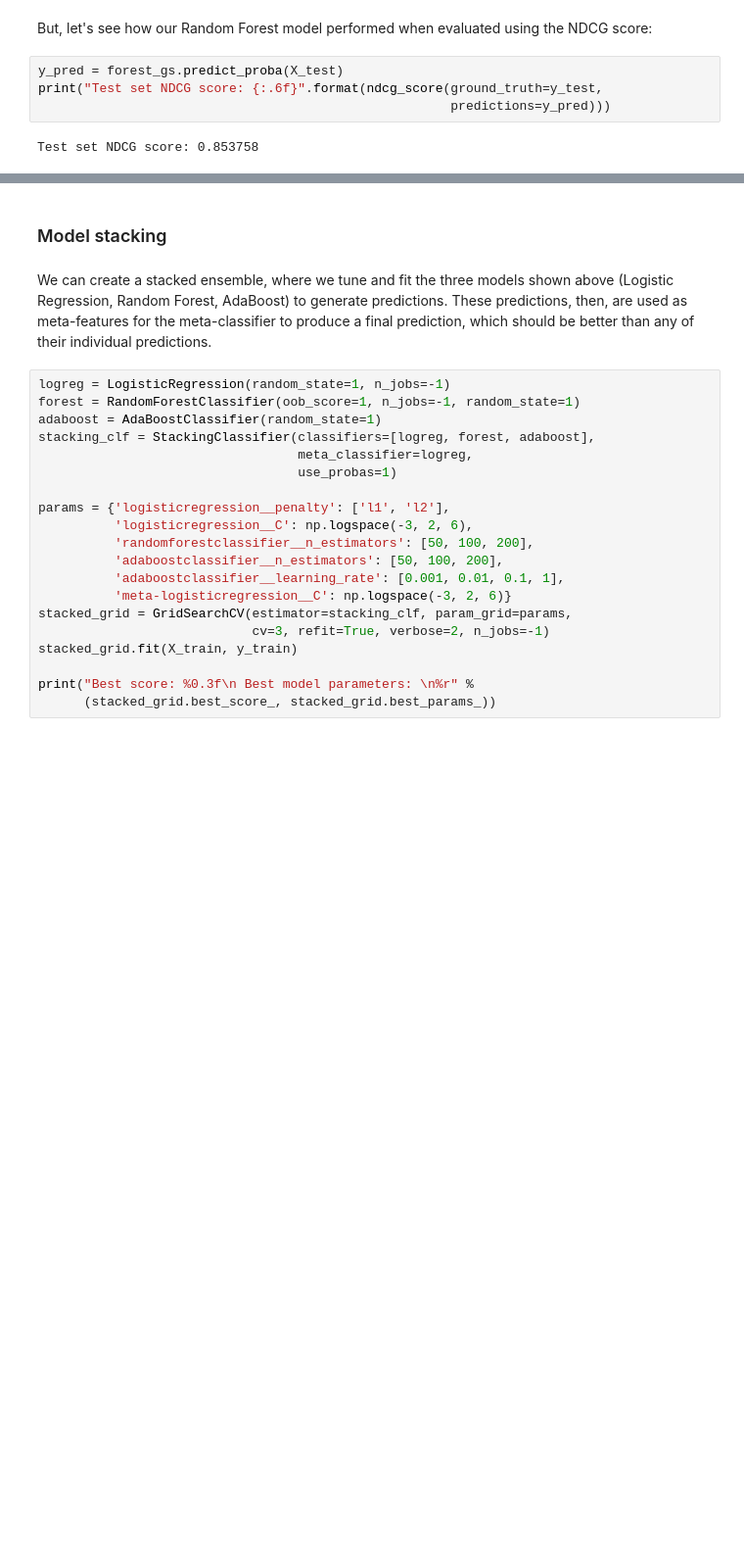
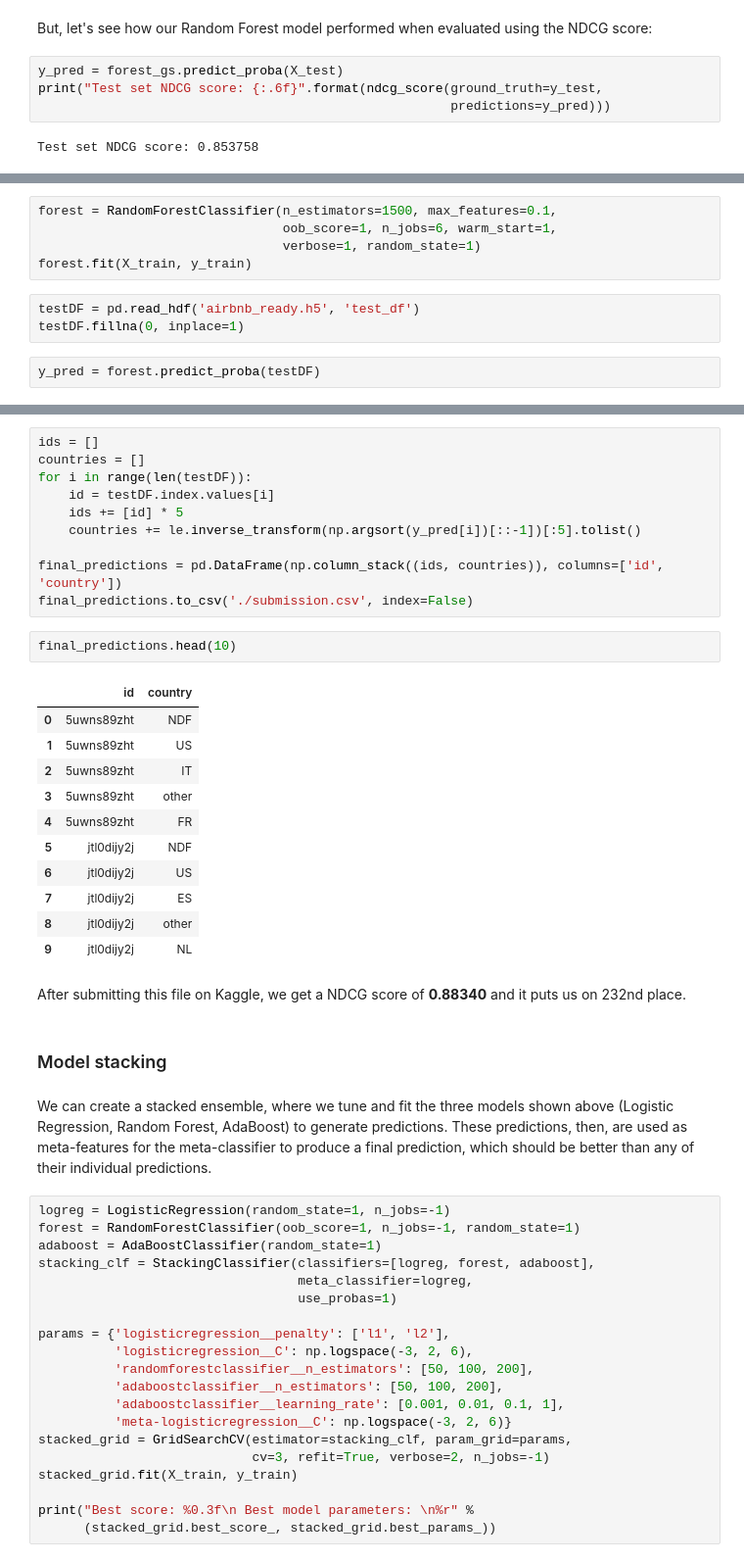
Before and after one commit to vosilov/Data-Science-Portfolio, a Jupyter notebook: AirBnB-Kaggle-Competition/airbnb_kaggle_ML.ipynb, the cells around one changed output, grey strips where cells are left out. Shown at 98% size. Cells and saved outputs as stored; diff of their text form; blank space fills up the shorter version.

Commit message:
added final prediction and submission result

```diff
--- a/AirBnB-Kaggle-Competition/airbnb_kaggle_ML.ipynb
+++ b/AirBnB-Kaggle-Competition/airbnb_kaggle_ML.ipynb
@@ -278,0 +260,10 @@ avg / total       0.62      0.70      0.65     14763
+# %%
+forest = RandomForestClassifier(n_estimators=1500, max_features=0.1,
+                                oob_score=1, n_jobs=6, warm_start=1,
+                                verbose=1, random_state=1)
+forest.fit(X_train, y_train)
+# %%
+testDF = pd.read_hdf('airbnb_ready.h5', 'test_df')
+testDF.fillna(0, inplace=1)
+# %%
+y_pred = forest.predict_proba(testDF)
@@ -279,3 +277,29 @@ avg / total       0.62      0.70      0.65     14763
+# %%
+ids = []
+countries = []
+for i in range(len(testDF)):
+    id = testDF.index.values[i]
+    ids += [id] * 5
+    countries += le.inverse_transform(np.argsort(y_pred[i])[::-1])[:5].tolist()
+
+final_predictions = pd.DataFrame(np.column_stack((ids, countries)), columns=['id', 'country'])
+final_predictions.to_csv('./submission.csv', index=False)
+# %%
+final_predictions.head(10)
+# %% [output]
+|  | id | country |
+| 0 | 5uwns89zht | NDF |
+| 1 | 5uwns89zht | US |
+| 2 | 5uwns89zht | IT |
+| 3 | 5uwns89zht | other |
+| 4 | 5uwns89zht | FR |
+| 5 | jtl0dijy2j | NDF |
+| 6 | jtl0dijy2j | US |
+| 7 | jtl0dijy2j | ES |
+| 8 | jtl0dijy2j | other |
+| 9 | jtl0dijy2j | NL |
+# %% [markdown]
+After submitting this file on Kaggle, we get a NDCG score of __0.88340__ and it puts us on 232nd place.
 # %% [markdown]
 ### Model stacking
 # %% [markdown]
```
Also changed, not shown: parts of 7 cells of this notebook.
